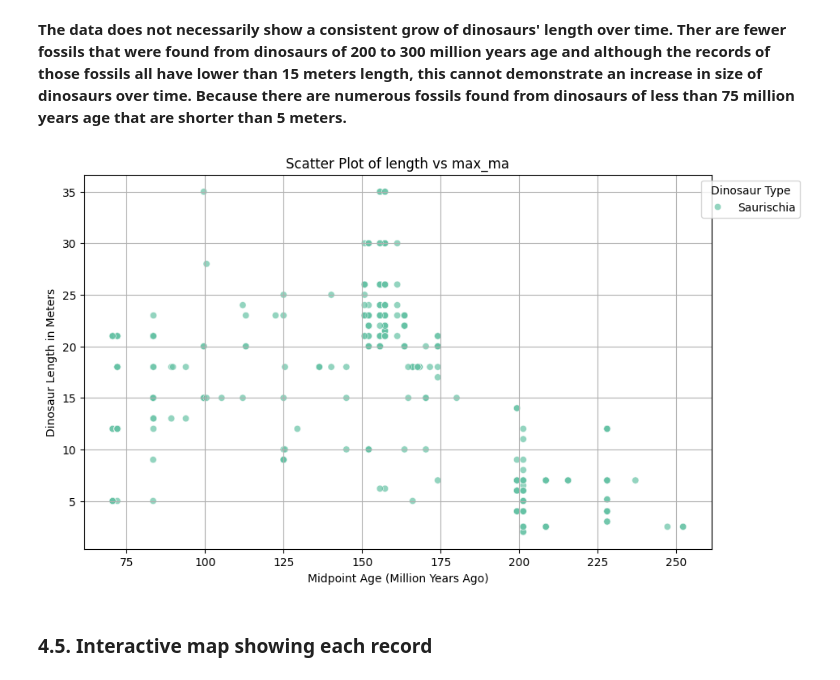
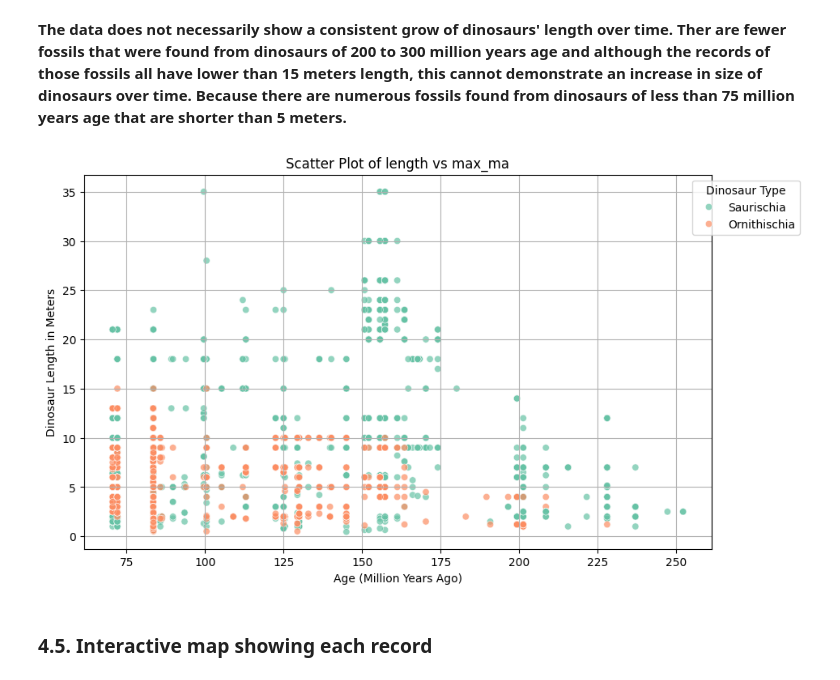
Before and after one commit to jshahna/Dinosaur-Fosil-Record-Insights, a Jupyter notebook: Dinosaurs-fossil-insights.ipynb, the cells around one changed output. Saved outputs shown, nothing was run; the diff lists cells and outputs as text; code cells hidden in the pictures.

```diff
--- a/Dinosaurs-fossil-insights.ipynb
+++ b/Dinosaurs-fossil-insights.ipynb
@@ -404,12 +397,0 @@ Name: diet, dtype: int64
-# %%
-# List of families to exclude from the fill operation
-excluded_diet_families = ["Massospondylidae", "Ornithomimidae", "Oviraptoridae", "Therizinosauridae"]
-
-# Create a mapping of 'family' to 'type' where 'type' is not null and 'family' is not in the excluded list
-family_to_diet = dinosaurs[~dinosaurs['family'].isin(excluded_families) & dinosaurs['diet'].notna()].set_index('family')['diet'].to_dict()
-
-# Identify rows where 'type' is NaN, 'family' is not null, and 'family' is not in the excluded list
-condition = dinosaurs['diet'].isna() & dinosaurs['family'].notna() & ~dinosaurs['family'].isin(excluded_families)
-
-# Use the family-to-type dictionary to fill in the missing 'type' values
-dinosaurs.loc[condition, 'diet'] = dinosaurs.loc[condition, 'family'].map(family_to_diet)
@@ -701,0 +513,16 @@ dinosaurs_notnull.describe()
+# %%
+# Define a function to classify periods
+def classify_period(row):
+    if row['max_ma'] >= 201 and row['min_ma'] <= 252:
+        return 'Triassic'
+    elif row['max_ma'] >= 145 and row['min_ma'] <= 201:
+        return 'Jurassic'
+    elif row['max_ma'] >= 66 and row['min_ma'] <= 145:
+        return 'Cretaceous'
+    else:
+        return 'Other'    # For any data points outside of these periods
+
+# Apply the classification function to the dataset
+dinosaurs['period'] = dinosaurs.apply(classify_period, axis=1)
+
+dinosaurs.groupby('period').size()
@@ -848,22 +725,22 @@ plt.show()
 # %%
 import matplotlib.pyplot as plt
 
 dinosaurs ['mid_ma'] = (dinosaurs ['max_ma']+ dinosaurs ['min_ma'])/2
 plt.figure(figsize=(10, 6))
-sns.scatterplot(x='max_ma', y='length_m', hue='class', data=sauropod, palette='Set2', alpha=0.7)
+sns.scatterplot(x='max_ma', y='length_m', hue='class', data=dinosaurs, palette='Set2', alpha=0.7)
 
 # Add titles and labels
 plt.title('Scatter Plot of length vs max_ma')
-plt.xlabel('Midpoint Age (Million Years Ago)')
+plt.xlabel('Age (Million Years Ago)')
 plt.ylabel('Dinosaur Length in Meters')
 plt.grid(True)
 
 plt.legend(title="Dinosaur Type", loc='upper right', bbox_to_anchor=(1.15, 1))
 
 # Display the scatter plot
 plt.show()
 # %% [output]
-[figure, old version]
+[figure, new version]
 # %% [markdown]
 ### 4.5. Interactive map showing each record
 # %%
```
Also changed, not shown: parts of 74 cells of this notebook.
